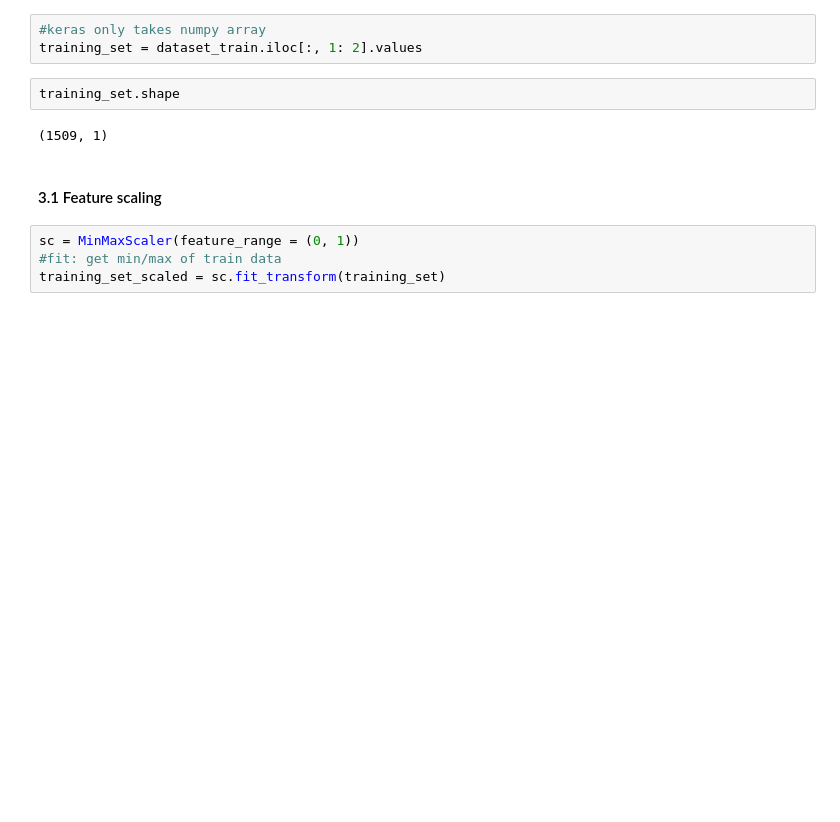
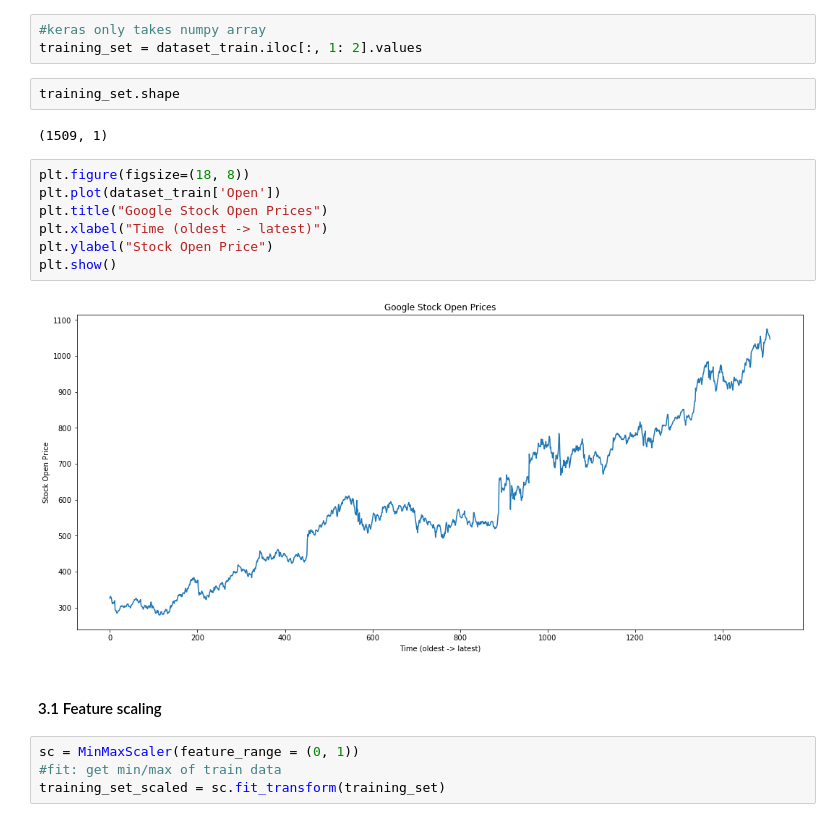
Before and after one commit to indraproject1990/LSTM-Stock-Price-Prediction, a Jupyter notebook: Stock_price_prediction_LSTM.ipynb, the cells around one changed output. Drawn from its saved outputs; the diff is of its cells as text; blank space fills up the shorter version.

```diff
--- a/Stock_price_prediction_LSTM.ipynb
+++ b/Stock_price_prediction_LSTM.ipynb
@@ -35,6 +35,15 @@ training_set = dataset_train.iloc[:, 1: 2].values
 training_set.shape
 # %% [output]
 (1509, 1)
+# %%
+plt.figure(figsize=(18, 8))
+plt.plot(dataset_train['Open'])
+plt.title("Google Stock Open Prices")
+plt.xlabel("Time (oldest -> latest)")
+plt.ylabel("Stock Open Price")
+plt.show()
+# %% [output]
+[figure, added]
 # %% [markdown]
 #### 3.1 Feature scaling
 # %%
```
Also changed, not shown: parts of 3 cells of this notebook.
